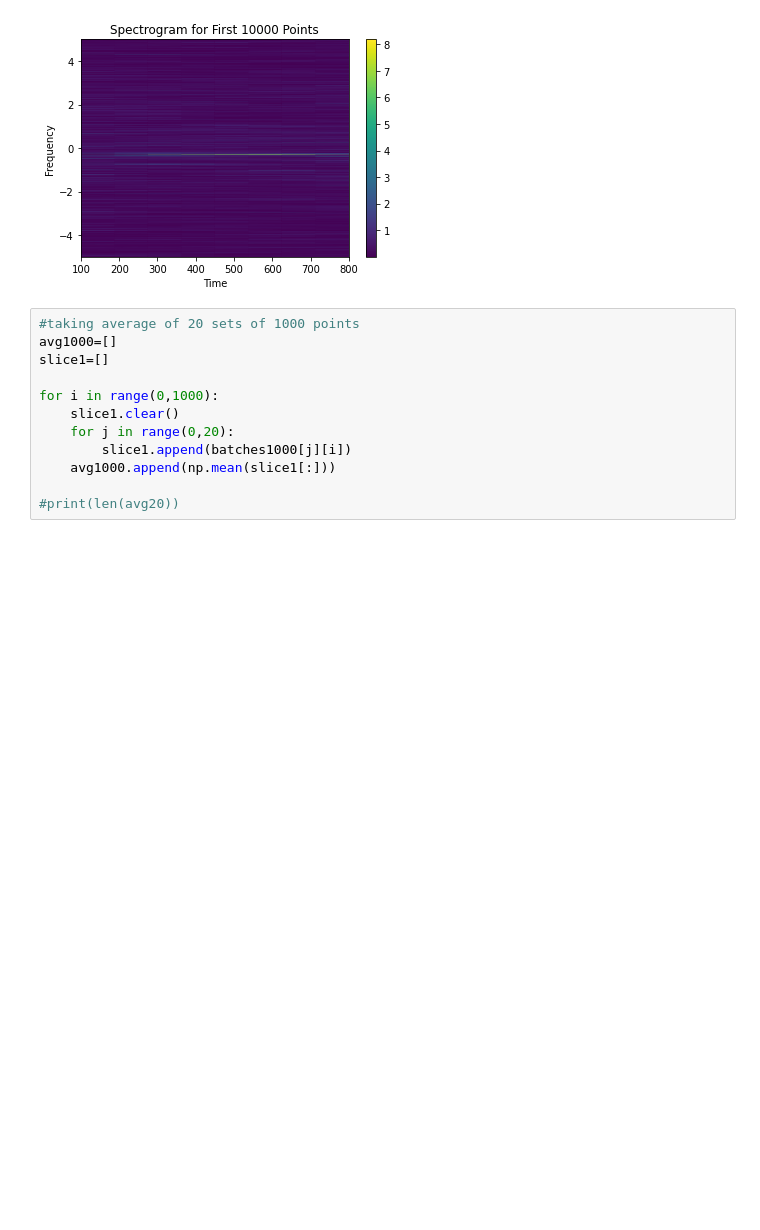
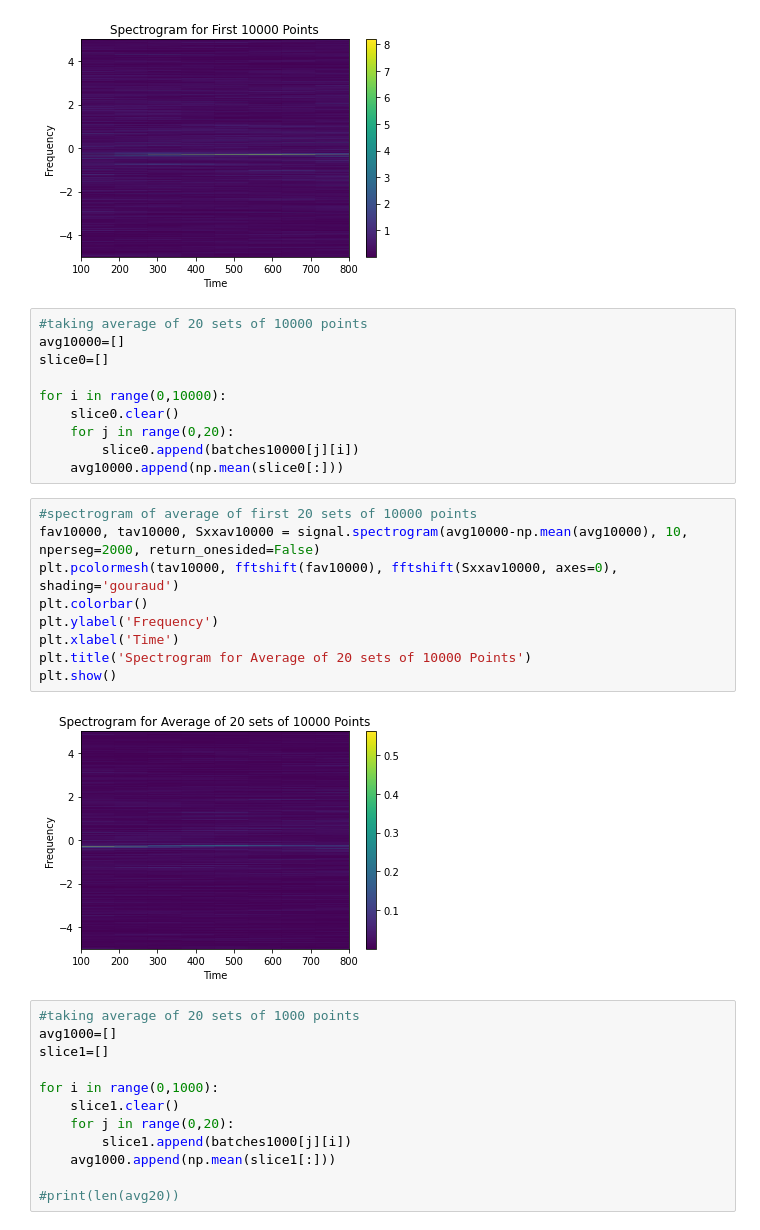
Before and after one commit to RoslynJessney/roslynmproject, a Jupyter notebook: LargerDatasetSpecs.ipynb, the cells around one changed output. Drawn from its saved outputs; the diff is of its cells as text; blank space fills up the shorter version.

```diff
--- a/LargerDatasetSpecs.ipynb
+++ b/LargerDatasetSpecs.ipynb
@@ -50,6 +50,27 @@ plt.title('Spectrogram for First 10000 Points')
 plt.show()
 # %% [output]
 [figure]
+# %%
+#taking average of 20 sets of 10000 points
+avg10000=[]
+slice0=[]
+
+for i in range(0,10000):
+    slice0.clear()
+    for j in range(0,20):
+        slice0.append(batches10000[j][i])
+    avg10000.append(np.mean(slice0[:]))
+# %%
+#spectrogram of average of first 20 sets of 10000 points
+fav10000, tav10000, Sxxav10000 = signal.spectrogram(avg10000-np.mean(avg10000), 10, nperseg=2000, return_onesided=False)
+plt.pcolormesh(tav10000, fftshift(fav10000), fftshift(Sxxav10000, axes=0), shading='gouraud')
+plt.colorbar()
+plt.ylabel('Frequency')
+plt.xlabel('Time')
+plt.title('Spectrogram for Average of 20 sets of 10000 Points')
+plt.show()
+# %% [output]
+[figure, added]
 # %%
 #taking average of 20 sets of 1000 points
 avg1000=[]
```
Also changed, not shown: parts of 1 cell of this notebook.
